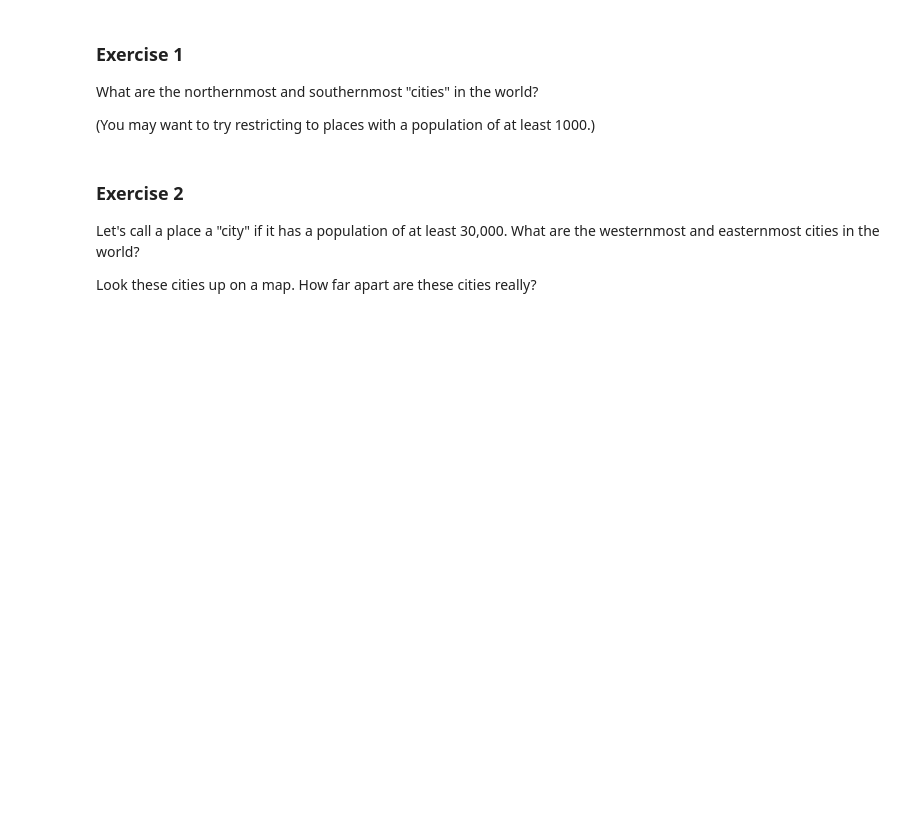
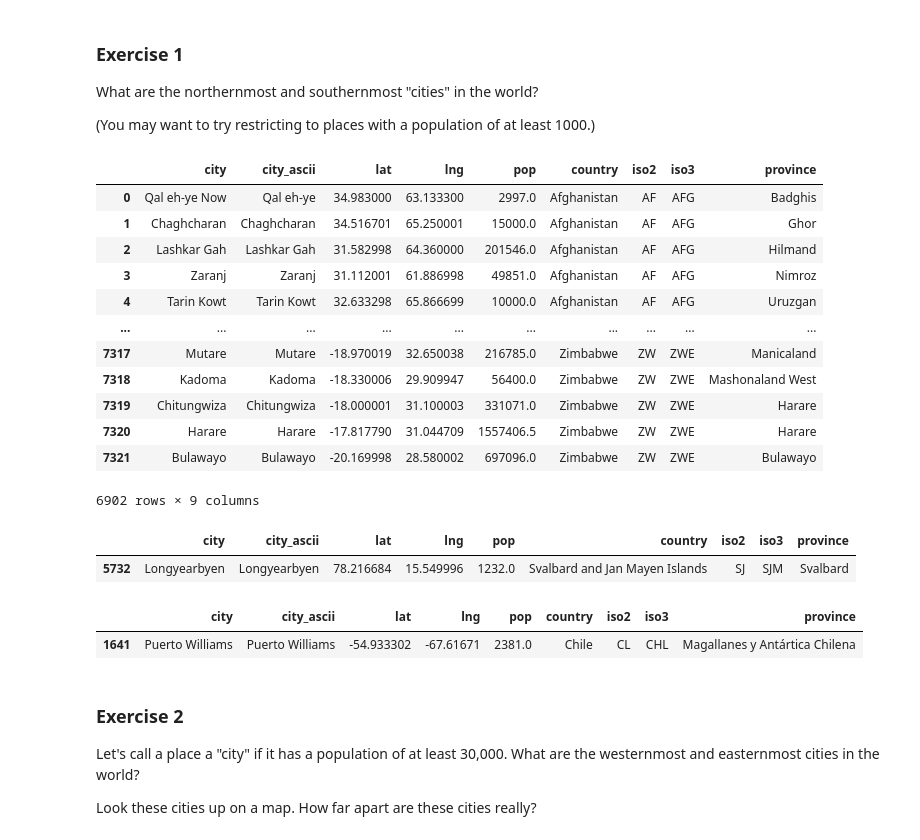
Before and after one commit to Elnya/DATASCI112, a Jupyter notebook: week9/9.1.getting-comfortable-with-latitude-and-longitude.ipynb, the cells around one changed output. Cells and saved outputs as stored; diff of their text form; code cells hidden in the pictures; blank space fills up the shorter version.

```diff
--- a/week9/9.1.getting-comfortable-with-latitude-and-longitude.ipynb
+++ b/week9/9.1.getting-comfortable-with-latitude-and-longitude.ipynb
@@ -36,6 +50,35 @@ df_cities
 What are the northernmost and southernmost "cities" in the world?
 
 (You may want to try restricting to places with a population of at least 1000.)
+# %%
+df_cities_pop_over_1k = df_cities[df_cities["pop"] > 1000]
+df_cities_pop_over_1k
+# %% [output]
+|  | city | city_ascii | lat | lng | pop | country | iso2 | iso3 | province |
+| 0 | Qal eh-ye Now | Qal eh-ye | 34.983000 | 63.133300 | 2997.0 | Afghanistan | AF | AFG | Badghis |
+| 1 | Chaghcharan | Chaghcharan | 34.516701 | 65.250001 | 15000.0 | Afghanistan | AF | AFG | Ghor |
+| 2 | Lashkar Gah | Lashkar Gah | 31.582998 | 64.360000 | 201546.0 | Afghanistan | AF | AFG | Hilmand |
+| 3 | Zaranj | Zaranj | 31.112001 | 61.886998 | 49851.0 | Afghanistan | AF | AFG | Nimroz |
+| 4 | Tarin Kowt | Tarin Kowt | 32.633298 | 65.866699 | 10000.0 | Afghanistan | AF | AFG | Uruzgan |
+| ... | ... | ... | ... | ... | ... | ... | ... | ... | ... |
+| 7317 | Mutare | Mutare | -18.970019 | 32.650038 | 216785.0 | Zimbabwe | ZW | ZWE | Manicaland |
+| 7318 | Kadoma | Kadoma | -18.330006 | 29.909947 | 56400.0 | Zimbabwe | ZW | ZWE | Mashonaland West |
+| 7319 | Chitungwiza | Chitungwiza | -18.000001 | 31.100003 | 331071.0 | Zimbabwe | ZW | ZWE | Harare |
+| 7320 | Harare | Harare | -17.817790 | 31.044709 | 1557406.5 | Zimbabwe | ZW | ZWE | Harare |
+| 7321 | Bulawayo | Bulawayo | -20.169998 | 28.580002 | 697096.0 | Zimbabwe | ZW | ZWE | Bulawayo |
+6902 rows × 9 columns
+# %%
+# find the northmost city with a population over 1,000
+df_cities_pop_over_1k[df_cities_pop_over_1k["lat"] == df_cities_pop_over_1k["lat"].max()]
+# %% [output]
+|  | city | city_ascii | lat | lng | pop | country | iso2 | iso3 | province |
+| 5732 | Longyearbyen | Longyearbyen | 78.216684 | 15.549996 | 1232.0 | Svalbard and Jan Mayen Islands | SJ | SJM | Svalbard |
+# %%
+# find the southmost city with a population over 1,000
+df_cities_pop_over_1k[df_cities_pop_over_1k["lat"] == df_cities_pop_over_1k["lat"].min()]
+# %% [output]
+|  | city | city_ascii | lat | lng | pop | country | iso2 | iso3 | province |
+| 1641 | Puerto Williams | Puerto Williams | -54.933302 | -67.61671 | 2381.0 | Chile | CL | CHL | Magallanes y Antártica Chilena |
 # %% [markdown]
 ### Exercise 2
 
```
Also changed, not shown: parts of 12 cells of this notebook, 5 other files.
